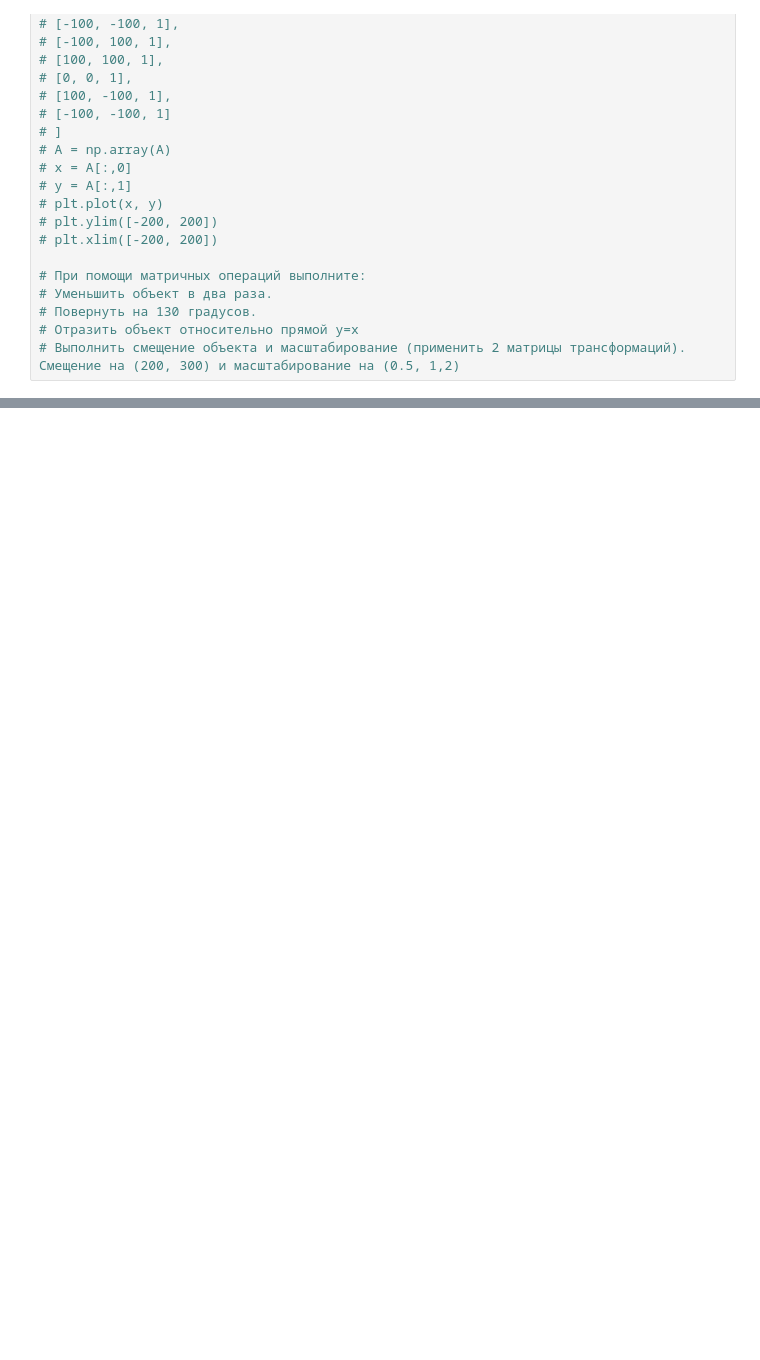
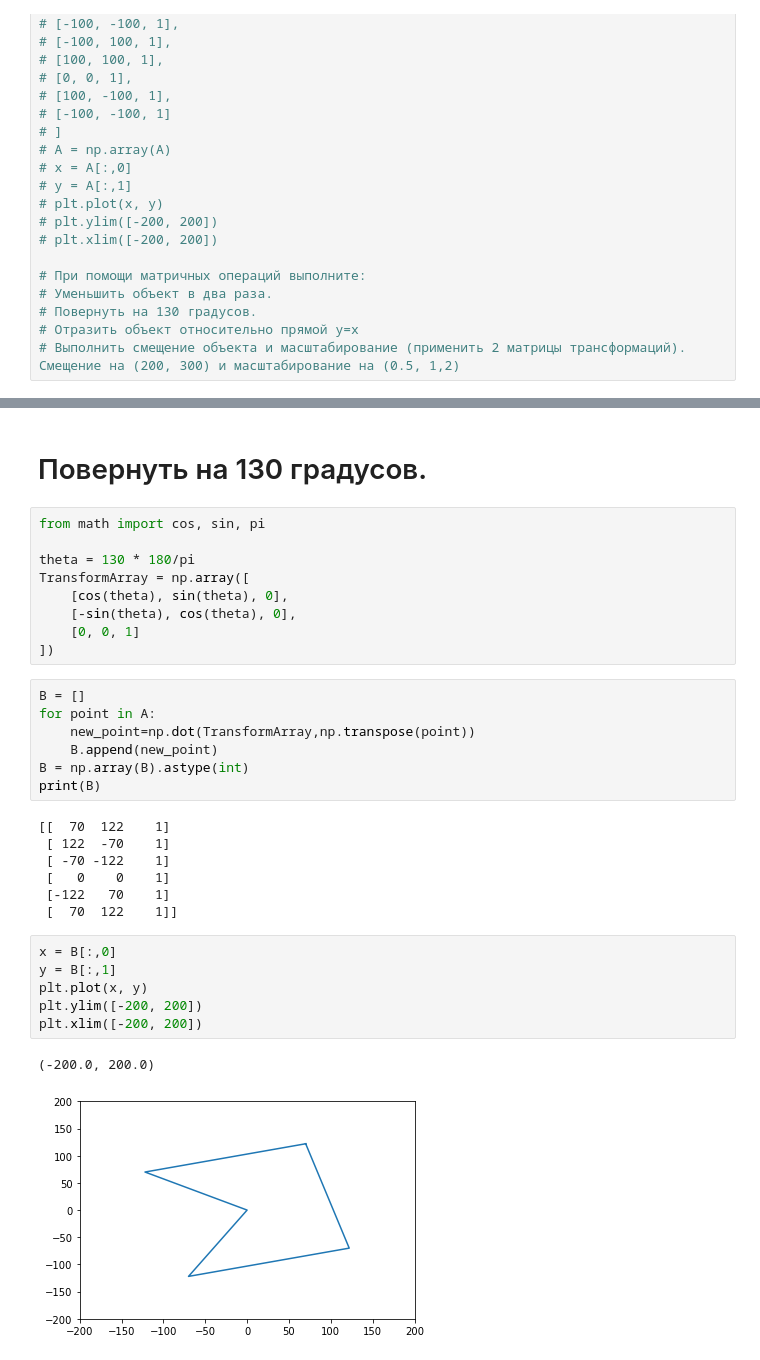
Before and after one commit to HeliosBI/MDSHW2, a Jupyter notebook: HW2.ipynb, the cells around one changed output, grey strips where cells are left out. Cells and saved outputs as stored; diff of their text form; blank space fills up the shorter version.

```diff
--- a/HW2.ipynb
+++ b/HW2.ipynb
@@ -32,0 +147,34 @@
+# %% [markdown]
+# Повернуть на 130 градусов.
+# %%
+from math import cos, sin, pi
+
+theta = 130 * 180/pi
+TransformArray = np.array([
+    [cos(theta), sin(theta), 0],
+    [-sin(theta), cos(theta), 0],
+    [0, 0, 1]
+])
+# %%
+B = []
+for point in A:
+    new_point=np.dot(TransformArray,np.transpose(point))
+    B.append(new_point)
+B = np.array(B).astype(int)
+print(B)
+# %% [output]
+[[  70  122    1]
+ [ 122  -70    1]
+ [ -70 -122    1]
+ [   0    0    1]
+ [-122   70    1]
+ [  70  122    1]]
+# %%
+x = B[:,0]
+y = B[:,1]
+plt.plot(x, y)
+plt.ylim([-200, 200])
+plt.xlim([-200, 200])
+# %% [output]
+(-200.0, 200.0)
+[figure, added]
```
Also changed, not shown: parts of 37 cells of this notebook.
